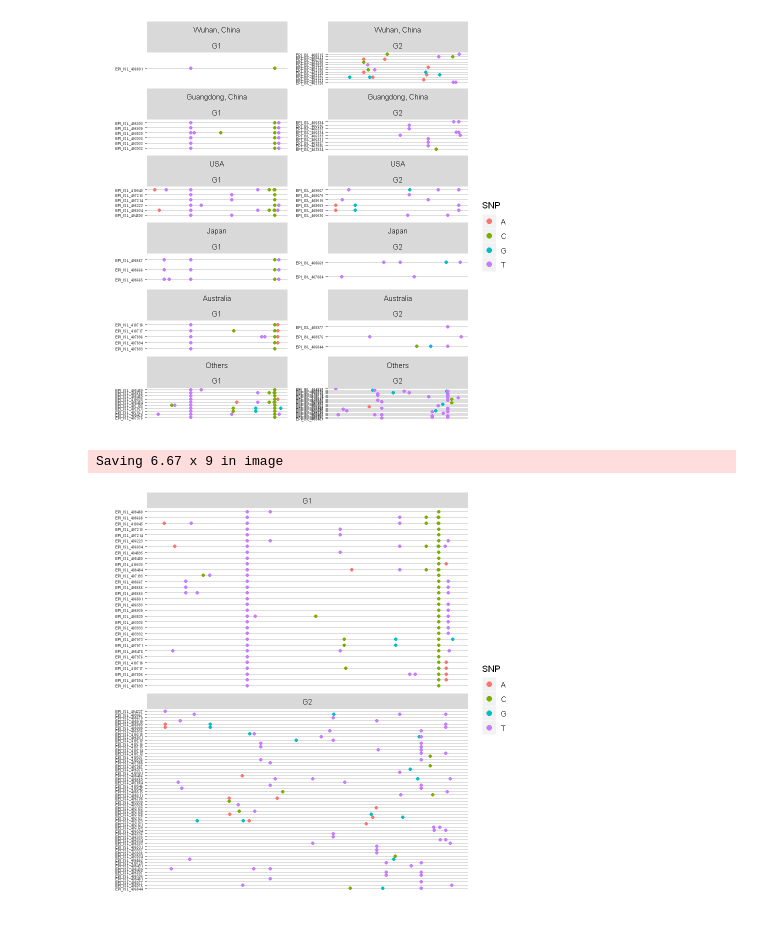
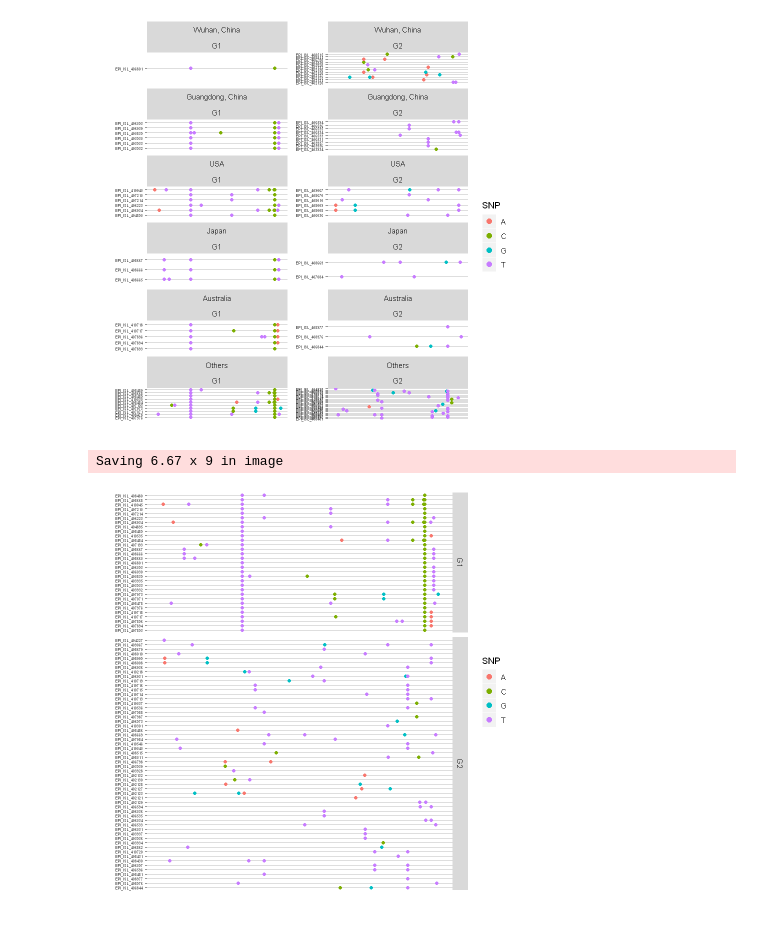
Before and after one commit to Takkoona/SARS-CoV-2, a Jupyter notebook: 4_visualize_SNPs.ipynb, the cells around one changed output. Cells and saved outputs as stored; diff of their text form; code cells hidden in the pictures.

```diff
--- a/4_visualize_SNPs.ipynb
+++ b/4_visualize_SNPs.ipynb
@@ -140,24 +158,24 @@ Saving 6.67 x 15 in image
 # %%
 p <- ggplot(snp, aes(x = reorder(Accession.ID, Area_ID), y = Pos, fill = SNP, color = SNP)) +
     geom_dotplot(binaxis = "y", binwidth = 1, dotsize = 350, stackdir='center') +
 #     xlim(seq_len(0, 21399)) +
     coord_flip() +
     ylim(0, 29133) +
     ylab("") + xlab("") +
-    facet_wrap( ~ Genotype, nrow = length(unique(snp$Genotype)), scales = "free_y") +
+    facet_grid(Genotype ~ ., scales = "free_y", space = "free") +
     theme(panel.grid.major = element_line(colour="grey", size = 0.1),
           panel.grid.major.x = element_blank(),
           panel.grid.minor.x = element_blank(),
           panel.background = element_rect(fill = NA),
           axis.text.x=element_blank(),
           axis.ticks.x=element_blank(),
           axis.text.y=element_text(size=5, face="bold"))
 print(p)
 
 ggsave(filename = file.path(figureDir, "figure2a.pdf"), plot = p, height = 9)
 # %% [output]
 Saving 6.67 x 9 in image
-[figure, old version]
+[figure, new version]
 # %%
 forlabeling <- unique(snp[, c("Accession.ID", "Area", "Genotype")])
 forlabeling <- lapply(split(forlabeling, forlabeling$Genotype), function(i) {
```
Also changed, not shown: parts of 3 cells of this notebook, 6 other files.
